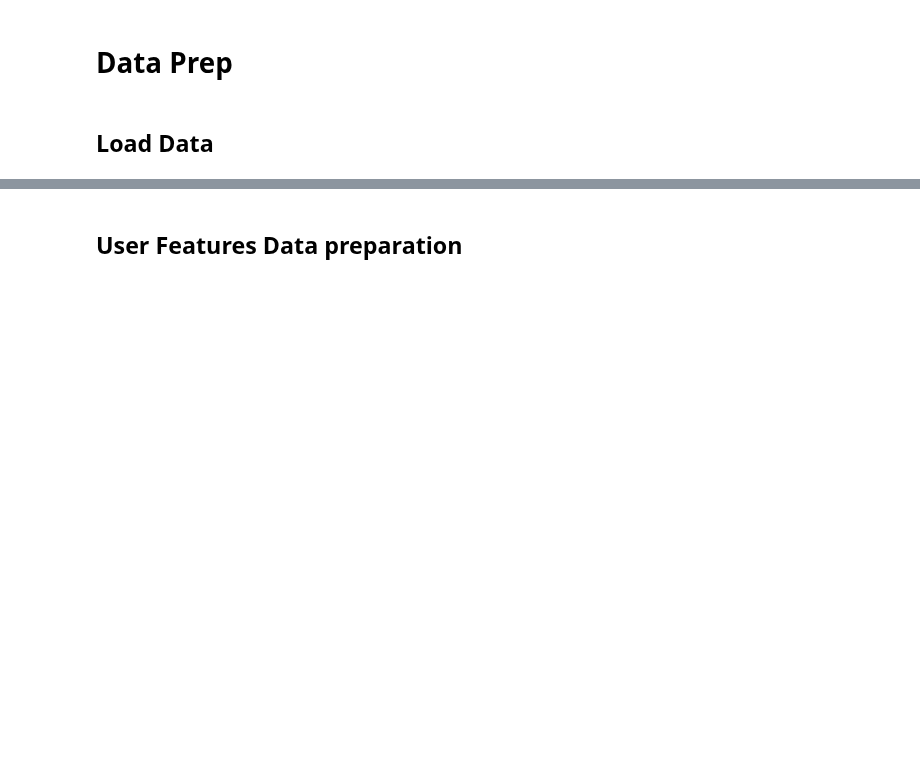
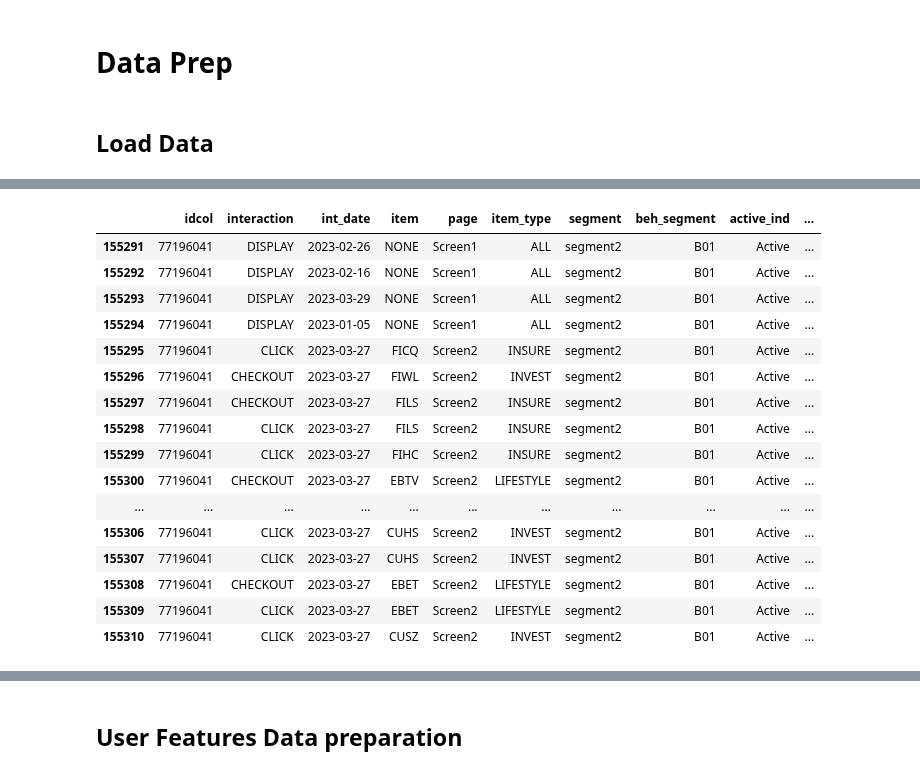
Before and after one commit to lizesteyn/FNBdataquest, a Jupyter notebook: LightFM_2.ipynb, the cells around one changed output, grey strips where cells are left out. Drawn from its saved outputs; the diff is of its cells as text; code cells hidden in the pictures; blank space fills up the shorter version.

```diff
--- a/LightFM_2.ipynb
+++ b/LightFM_2.ipynb
@@ -71,0 +116,46 @@ dtype: int64
+# %%
+original_data =  data.copy()
+
+target_idcol = 77196041
+index = int(original_data[original_data['idcol'] == target_idcol].index[0])
+# %%
+# Adding daily, weekly and monthly interaction frequencies, over entire dataset
+data = original_data.copy()
+# Convert int_date to datetime
+data['int_date'] = pd.to_datetime(data['int_date'], format='%d%b%Y')
+
+# Calculate daily interaction frequency
+daily_freq = data.groupby(['idcol', 'int_date']).size().groupby(level=0).mean().reset_index(name='avg_daily_freq')
+
+# Calculate weekly interaction frequency
+data['week'] = data['int_date'].dt.isocalendar().week
+weekly_freq = data.groupby(['idcol', 'week']).size().groupby(level=0).mean().reset_index(name='avg_weekly_freq')
+
+# Calculate monthly interaction frequency
+data['month'] = data['int_date'].dt.to_period('M')
+monthly_freq = data.groupby(['idcol', 'month']).size().groupby(level=0).mean().reset_index(name='avg_monthly_freq')
+
+# Merge frequencies back into the original DataFrame
+data = data.merge(daily_freq, on='idcol')
+data = data.merge(weekly_freq, on='idcol')
+data = data.merge(monthly_freq, on='idcol')
+
+data[data["idcol"] == target_idcol].head(20)
+# %% [output]
+|  | idcol | interaction | int_date | item | page | item_type | segment | beh_segment | active_ind | ... |
+| 155291 | 77196041 | DISPLAY | 2023-02-26 | NONE | Screen1 | ALL | segment2 | B01 | Active | ... |
+| 155292 | 77196041 | DISPLAY | 2023-02-16 | NONE | Screen1 | ALL | segment2 | B01 | Active | ... |
+| 155293 | 77196041 | DISPLAY | 2023-03-29 | NONE | Screen1 | ALL | segment2 | B01 | Active | ... |
+| 155294 | 77196041 | DISPLAY | 2023-01-05 | NONE | Screen1 | ALL | segment2 | B01 | Active | ... |
+| 155295 | 77196041 | CLICK | 2023-03-27 | FICQ | Screen2 | INSURE | segment2 | B01 | Active | ... |
+| 155296 | 77196041 | CHECKOUT | 2023-03-27 | FIWL | Screen2 | INVEST | segment2 | B01 | Active | ... |
+| 155297 | 77196041 | CHECKOUT | 2023-03-27 | FILS | Screen2 | INSURE | segment2 | B01 | Active | ... |
+| 155298 | 77196041 | CLICK | 2023-03-27 | FILS | Screen2 | INSURE | segment2 | B01 | Active | ... |
+| 155299 | 77196041 | CLICK | 2023-03-27 | FIHC | Screen2 | INSURE | segment2 | B01 | Active | ... |
+| 155300 | 77196041 | CHECKOUT | 2023-03-27 | EBTV | Screen2 | LIFESTYLE | segment2 | B01 | Active | ... |
+| ... | ... | ... | ... | ... | ... | ... | ... | ... | ... | ... |
+| 155306 | 77196041 | CLICK | 2023-03-27 | CUHS | Screen2 | INVEST | segment2 | B01 | Active | ... |
+| 155307 | 77196041 | CLICK | 2023-03-27 | CUHS | Screen2 | INVEST | segment2 | B01 | Active | ... |
+| 155308 | 77196041 | CHECKOUT | 2023-03-27 | EBET | Screen2 | LIFESTYLE | segment2 | B01 | Active | ... |
+| 155309 | 77196041 | CLICK | 2023-03-27 | EBET | Screen2 | LIFESTYLE | segment2 | B01 | Active | ... |
+| 155310 | 77196041 | CLICK | 2023-03-27 | CUSZ | Screen2 | INVEST | segment2 | B01 | Active | ... |
```
Also changed, not shown: parts of 49 cells of this notebook.
